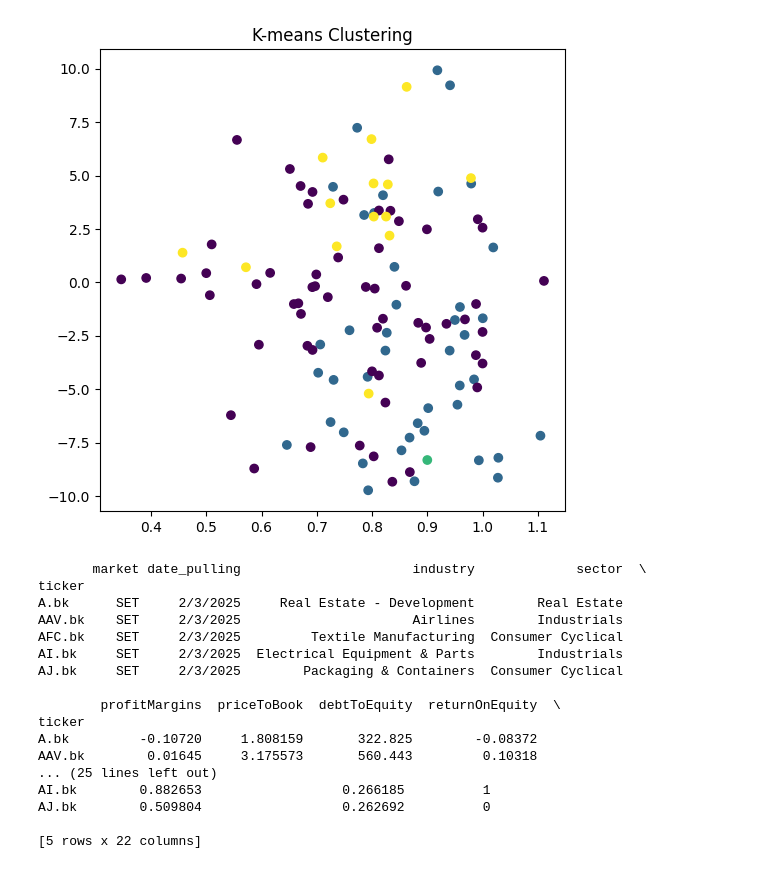
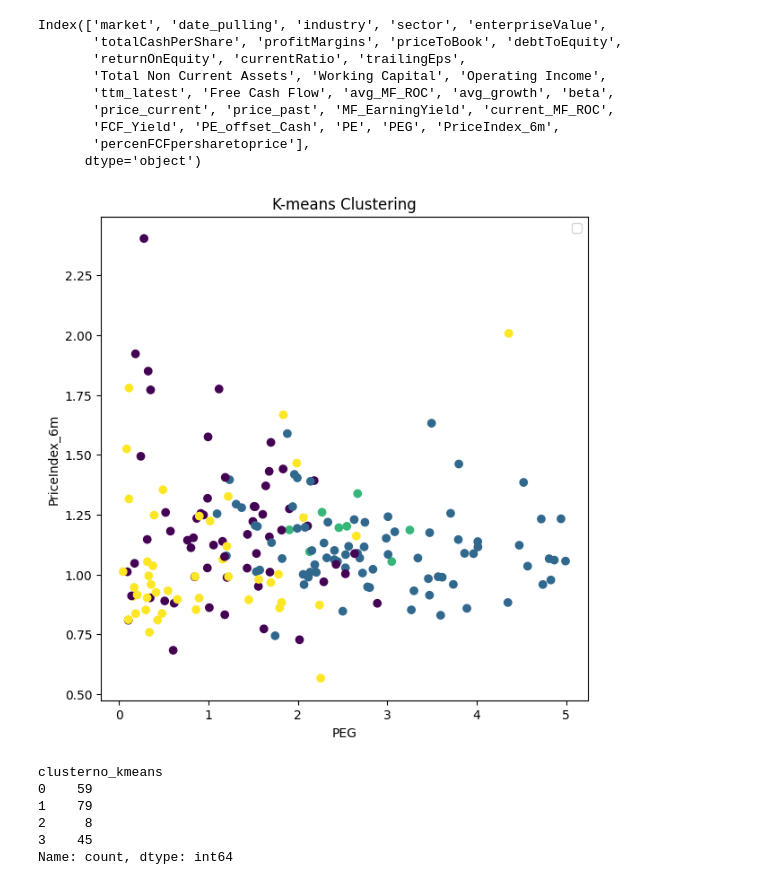
Before and after one commit to NarasetS/Essence_of_Healthy_Stocks, a Jupyter notebook: 3_ClusteringAnalysis.ipynb, the cells around one changed output. Drawn from its saved outputs; the diff is of its cells as text; code cells hidden in the pictures.

```diff
--- a/3_ClusteringAnalysis.ipynb
+++ b/3_ClusteringAnalysis.ipynb
@@ -42,7 +45,6 @@ max         1.670330                  3.240000
 # %%
-data = data.loc[(data['PEG'] < 10) & (data['PEG'] > -10)]
-data = data.loc[(data['PE'] < 70) & (data['PEG'] > -70)]
-data = data.loc[(data['PE_offset_Cash'] < 70) & (data['PE_offset_Cash'] > -70)]
-data = data.loc[(data['avg_growth'] < 10) & (data['avg_growth'] > -10)]
+data = data.loc[(data['PE'] > 0) & (data['PE']<50)]
+data = data.loc[(data['PEG'] > 0) & (data['PEG']<5)]
+data = data.loc[(data['avg_growth'] > 0)]
 print(data.describe())
 # %% [output]
@@ -66,4 +68,7 @@ max         1.111111                  3.240000
 # %%
-data_features = data.drop(columns=['market','date_pulling', 'industry', 'sector'])
-print(data_features.head)
+data_features = data.drop(columns=['trailingEps','enterpriseValue','Total Non Current Assets','Working Capital','Operating Income','Free Cash Flow','totalCashPerShare','ttm_latest','price_current','price_past'])
+
+data_features = data_features.drop(columns=['market','date_pulling', 'industry', 'sector','PriceIndex_6m'])
+
+print(data_features.columns)
 # %% [output]
@@ -161,36 +151,43 @@ plt.show()
 # %%
 # K-means clustering
-kmeans = KMeans(n_clusters=4)
+n_clusters = 4
+kmeans = KMeans(n_clusters=n_clusters,random_state = 1)
 kmeans_labels = kmeans.fit_predict(scaled_data)
 
 # Plotting the clusters
-fig, ax = plt.subplots(figsize=(6, 6))
+fig, ax1 = plt.subplots(1, 1, figsize=(7, 7))
+
+print(data.columns)
+yax = "PriceIndex_6m"
+xax = "PEG"
 
 # K-means plot
-ax.scatter(data['PriceIndex_3m'], data['PEG'], c=kmeans_labels, cmap='viridis')
-ax.set_title('K-means Clustering')
+ax1.scatter(data[xax], data[yax], c=kmeans_labels, cmap='viridis')
+ax1.set_title('K-means Clustering')
+ax1.set_xlabel(xax)
+ax1.set_ylabel(yax)
+ax1.legend(loc='upper right')
+
 
 plt.show()
 # %% [output]
+Index(['market', 'date_pulling', 'industry', 'sector', 'enterpriseValue',
+       'totalCashPerShare', 'profitMargins', 'priceToBook', 'debtToEquity',
+       'returnOnEquity', 'currentRatio', 'trailingEps',
+       'Total Non Current Assets', 'Working Capital', 'Operating Income',
+       'ttm_latest', 'Free Cash Flow', 'avg_MF_ROC', 'avg_growth', 'beta',
+       'price_current', 'price_past', 'MF_EarningYield', 'current_MF_ROC',
+       'FCF_Yield', 'PE_offset_Cash', 'PE', 'PEG', 'PriceIndex_6m',
+       'percenFCFpersharetoprice'],
+      dtype='object')
-[figure, old version]
+[figure, new version]
 # %%
-data['clusterno'] = kmeans_labels
-print(data[:5])
+data['clusterno_kmeans'] = kmeans_labels
+print(data['clusterno_kmeans'].value_counts().sort_index())
 # %% [output]
-       market date_pulling                      industry             sector  \
-ticker
-A.bk      SET     2/3/2025     Real Estate - Development        Real Estate
-AAV.bk    SET     2/3/2025                      Airlines        Industrials
-AFC.bk    SET     2/3/2025         Textile Manufacturing  Consumer Cyclical
-AI.bk     SET     2/3/2025  Electrical Equipment & Parts        Industrials
-AJ.bk     SET     2/3/2025        Packaging & Containers  Consumer Cyclical
-
-        profitMargins  priceToBook  debtToEquity  returnOnEquity  \
-ticker
-A.bk         -0.10720     1.808159       322.825        -0.08372
-AAV.bk        0.01645     3.175573       560.443         0.10318
-... (25 lines left out)
-AI.bk        0.882653                  0.266185          1
-AJ.bk        0.509804                  0.262692          0
-
-[5 rows x 22 columns]
+clusterno_kmeans
+0    59
+1    79
+2     8
+3    45
+Name: count, dtype: int64
```
Also changed, not shown: parts of 10 cells of this notebook, 3 other files.
